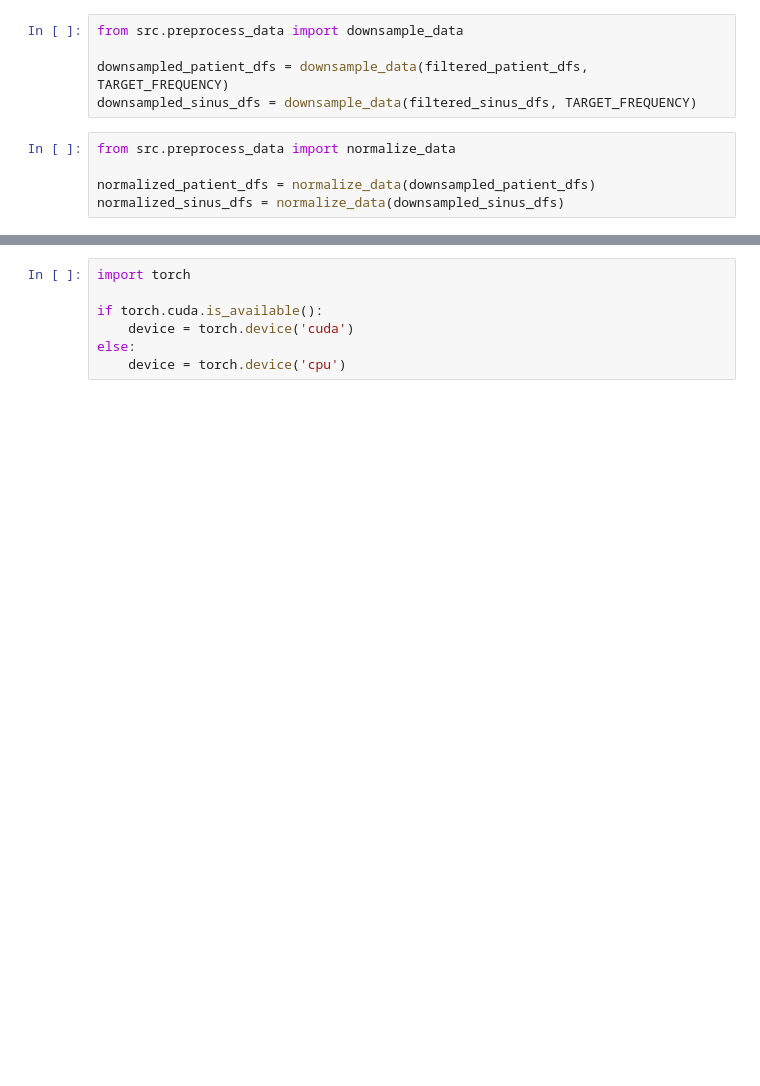
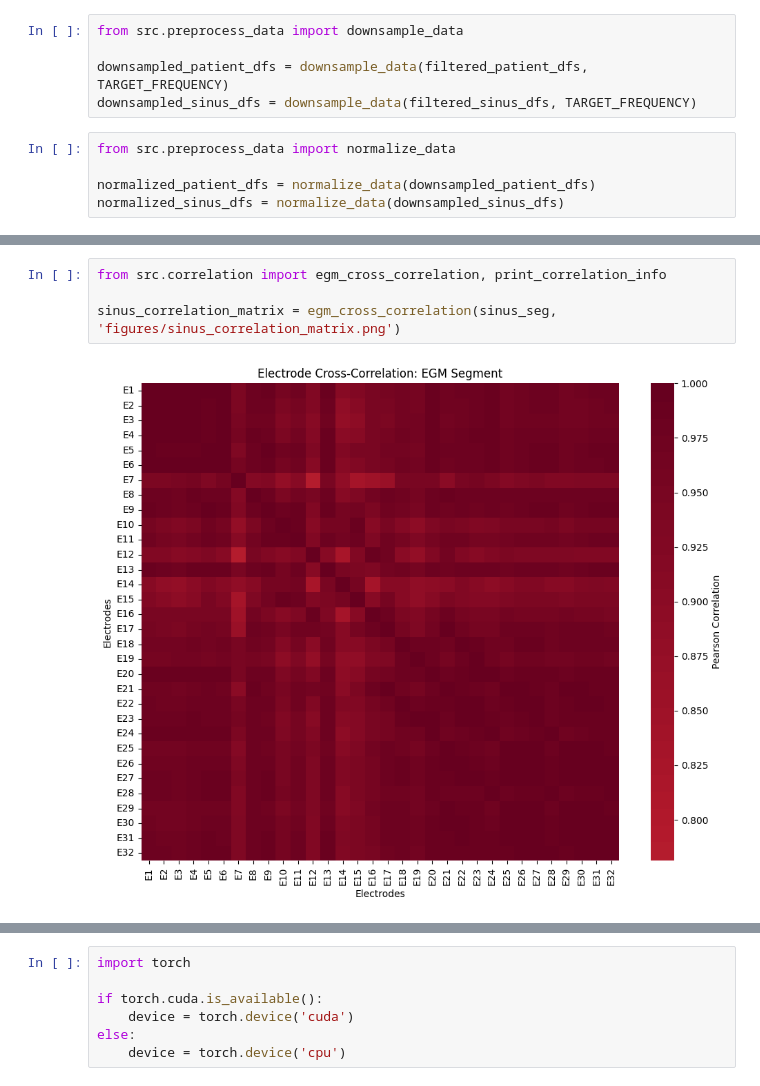
Before and after one commit to mirzasharmin1/EGM-arrythmia-detection, a Jupyter notebook: notebook.ipynb, the cells around one changed output, grey strips where cells are left out. Saved outputs shown, nothing was run; the diff lists cells and outputs as text; blank space fills up the shorter version.

```diff
--- a/notebook.ipynb
+++ b/notebook.ipynb
@@ -52,0 +161,6 @@ Segmenting into 4-second segments (1600 samples each)...
+# %%
+from src.correlation import egm_cross_correlation, print_correlation_info
+
+sinus_correlation_matrix = egm_cross_correlation(sinus_seg, 'figures/sinus_correlation_matrix.png')
+# %% [output]
+[figure, added]
```
Also changed, not shown: parts of 29 cells of this notebook, 9 other files.
